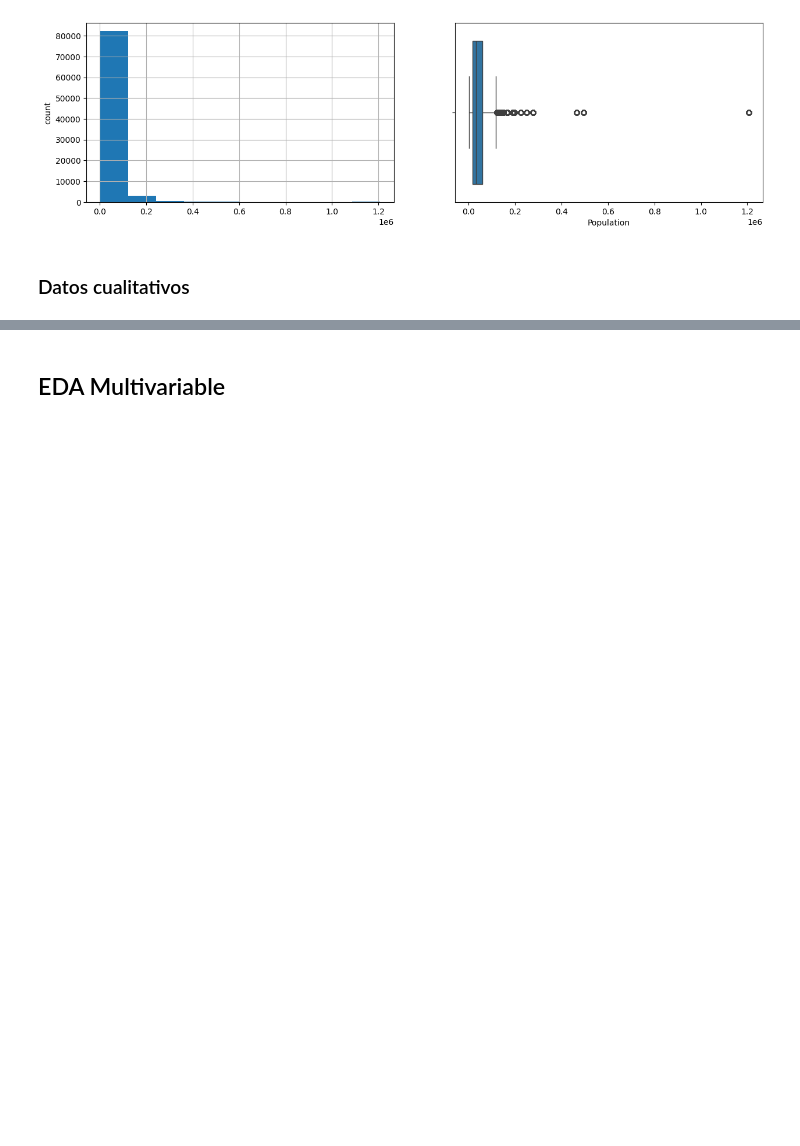
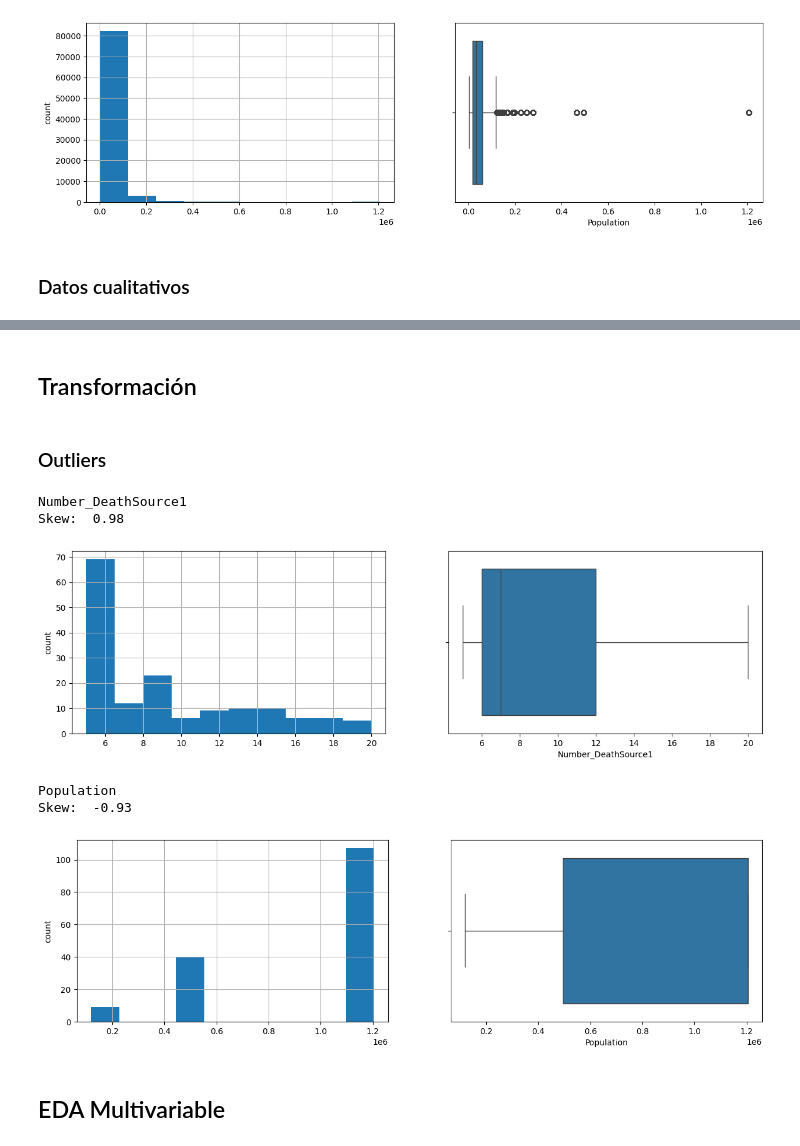
Before and after one commit to alexmaest/SEMI2_Proyecto, a Jupyter notebook: Proyecto2/main.ipynb, the cells around one changed output, grey strips where cells are left out. Drawn from its saved outputs; the diff is of its cells as text; code cells hidden in the pictures; blank space fills up the shorter version.

```diff
--- a/Proyecto2/main.ipynb
+++ b/Proyecto2/main.ipynb
@@ -174,3 +174,39 @@ axes[1].set_xticklabels(tick_labels[::step], rotation=90, ha='right')
+# %% [markdown]
+## Transformación
+# %% [markdown]
+### Outliers
+# %%
+# Number_DeathSource1 outliers
+df = df[(df['Number_DeathSource1'] >= 5) & (df['Number_DeathSource1'] <= 20)]
+
+# Population outliers
+Population_Q1 = df['Population'].quantile(0.25)
+Population_Q3 = df['Population'].quantile(0.75)
+Population_IQR = Population_Q3 - Population_Q1
+
+Population_lower_limit = Population_Q1 - 1.5 * Population_IQR
+Population_upper_limit = Population_Q3 + 1.5 * Population_IQR
+df = df[(df['Population'] >= Population_lower_limit) & (df['Population'] <= Population_upper_limit)]
+
+for col in ['Number_DeathSource1', 'Population']:
+    print(col)
+    print('Skew: ', round(df[col].skew(),2))
+    plt.figure(figsize=(15,4))
+
+    plt.subplot(1,2,1)
+    df[col].hist()
+    plt.ylabel('count')
+
+    plt.subplot(1, 2, 2)
+    sns.boxplot(x=df[col])
+    plt.show()
+# %% [output]
+Number_DeathSource1
+Skew:  0.98
+[figure, added]
+Population
+Skew:  -0.93
+[figure, added]
 # %% [markdown]
 ## EDA Multivariable
 # %% [markdown]
```
Also changed, not shown: parts of 11 cells of this notebook.
